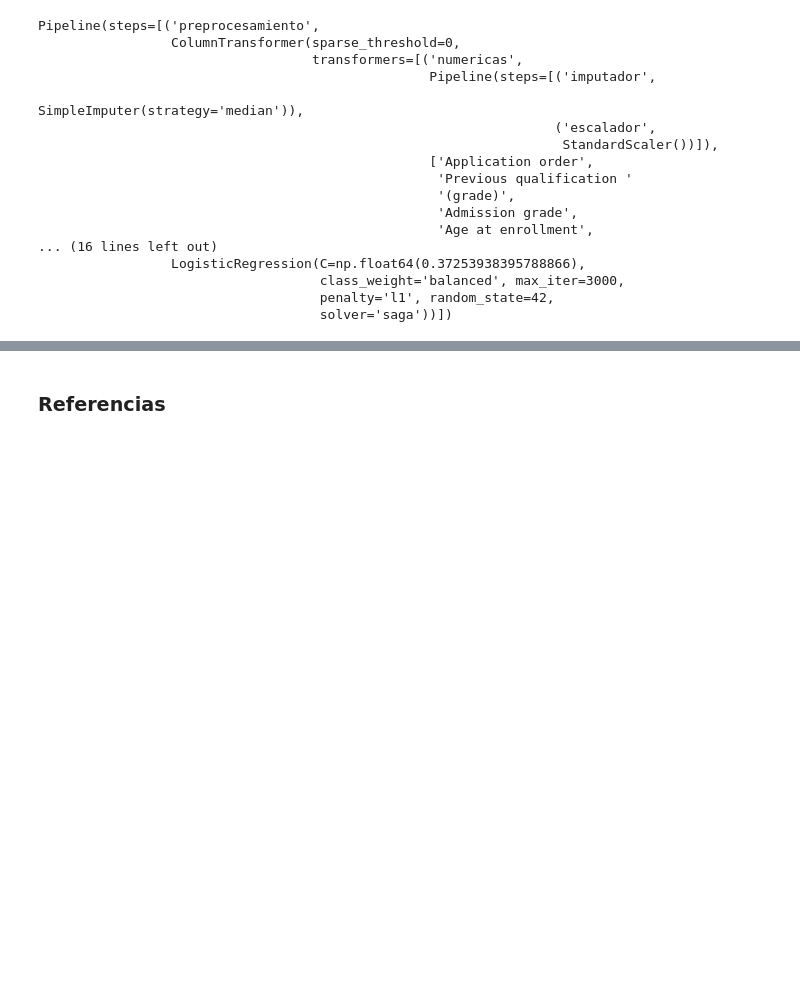
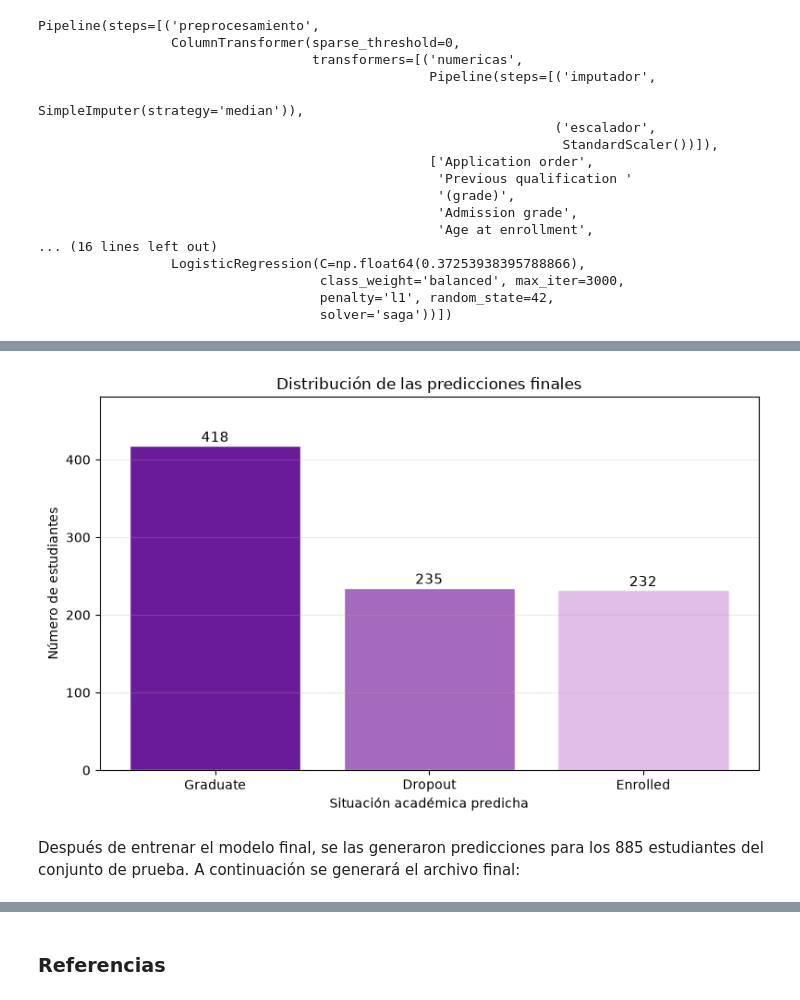
Before and after one commit to adriamedinaa-ang/icd2026, a Jupyter notebook: Practices/Practice 3/Practice 3.ipynb, the cells around one changed output, grey strips where cells are left out. Drawn from its saved outputs; the diff is of its cells as text; code cells hidden in the pictures; blank space fills up the shorter version.

```diff
--- a/Practices/Practice 3/Practice 3.ipynb
+++ b/Practices/Practice 3/Practice 3.ipynb
@@ -2439,0 +2570,14 @@ NameError: name 'cv_sem1' is not defined
+# %%
+# Generar predicciones
+predicciones_finales = modelo_final.predict(X_test_final)
+
+print("Número de predicciones:", len(predicciones_finales))
+
+print("\nPrimeras 10 predicciones:")
+print(predicciones_finales[:10])
+
+print("\nDistribución de predicciones:")
+print(
+    pd.Series(predicciones_finales)
+    .value_counts()
+)
@@ -2439,0 +2596,38 @@ NameError: name 'cv_sem1' is not defined
+# %%
+clases = ["Graduate", "Dropout", "Enrolled"]
+
+conteos = (
+    pd.Series(predicciones_finales)
+    .value_counts()
+    .reindex(clases, fill_value=0)
+)
+
+plt.figure(figsize=(8, 5))
+
+barras = plt.bar(
+    conteos.index,
+    conteos.values,
+    color=["#6A1B9A", "#A569BD", "#E1BEE7"],
+    edgecolor="white"
+)
+
+for barra, valor in zip(barras, conteos.values):
+    plt.text(
+        barra.get_x() + barra.get_width() / 2,
+        barra.get_height() + 5,
+        str(valor),
+        ha="center",
+        fontsize=11
+    )
+
+plt.title("Distribución de las predicciones finales")
+plt.xlabel("Situación académica predicha")
+plt.ylabel("Número de estudiantes")
+plt.ylim(0, max(conteos.values) * 1.15)
+plt.grid(axis="y", alpha=0.25)
+plt.tight_layout()
+plt.show()
+# %% [output]
+[figure, added]
+# %% [markdown]
+Después de entrenar el modelo final, se las generaron predicciones para los 885 estudiantes del conjunto de prueba. A continuación se generará el archivo final:
```
Also changed, not shown: parts of 46 cells of this notebook, 2 other files.
